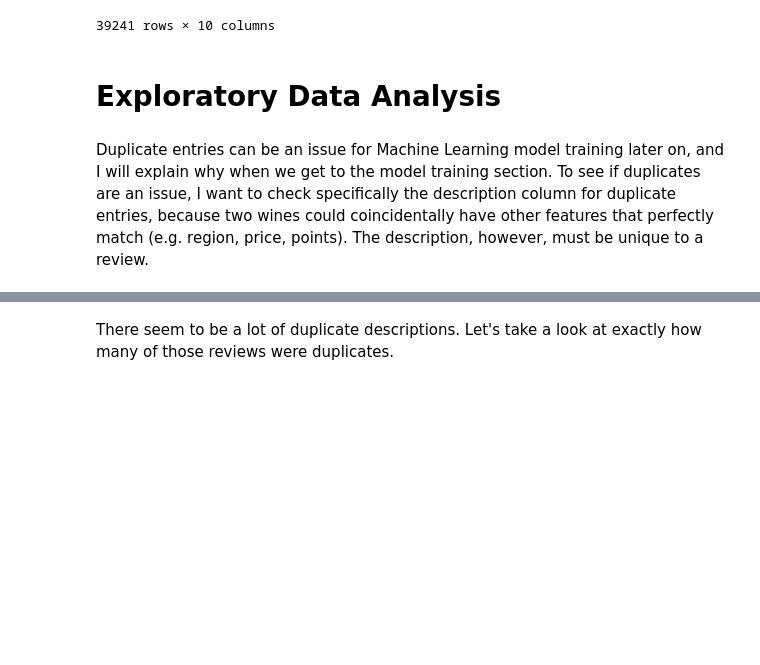
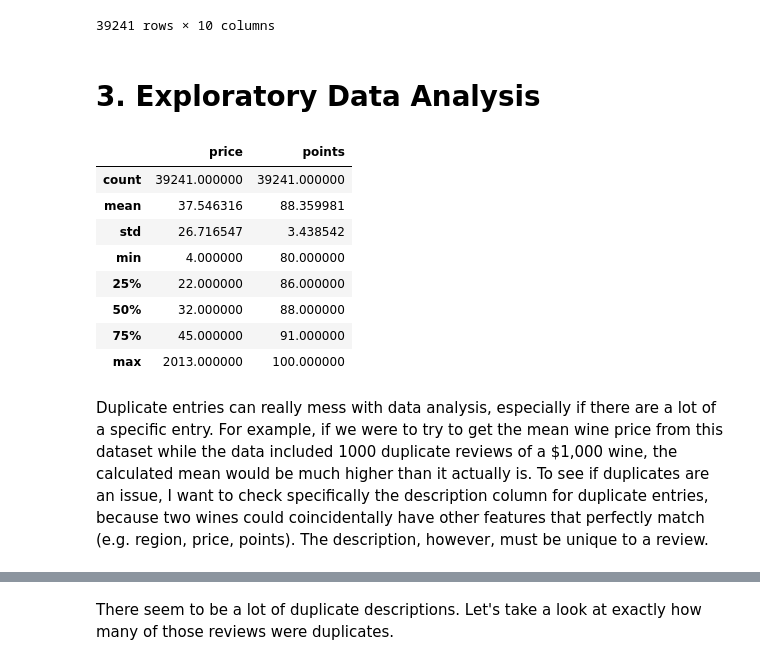
Before and after one commit to chrisyue1998/Data-Science-Projects, a Jupyter notebook: final_project/"Worth It" Wines.ipynb, the cells around one changed output, grey strips where cells are left out. Saved outputs shown, nothing was run; the diff lists cells and outputs as text; code cells hidden in the pictures; blank space fills up the shorter version.

```diff
--- a/final_project/"Worth It" Wines.ipynb
+++ b/final_project/"Worth It" Wines.ipynb
@@ -38,7 +50,19 @@ table
 | 150916 | US | Champagne Blend | An impressive wine that presents ... | California | Napa Valley | Napa | Schramsberg | J. Schram | 65.0 | 93 |
 39241 rows × 10 columns
 # %% [markdown]
-# Exploratory Data Analysis
+# 3. Exploratory Data Analysis
+# %%
+table.describe()
+# %% [output]
+|  | price | points |
+| count | 39241.000000 | 39241.000000 |
+| mean | 37.546316 | 88.359981 |
+| std | 26.716547 | 3.438542 |
+| min | 4.000000 | 80.000000 |
+| 25% | 22.000000 | 86.000000 |
+| 50% | 32.000000 | 88.000000 |
+| 75% | 45.000000 | 91.000000 |
+| max | 2013.000000 | 100.000000 |
 # %%
 def check_for_dups(df):
     seen = set()
@@ -53,7 +77,7 @@ def check_for_dups(df):
 
     return dups, num_dups
 # %% [markdown]
-Duplicate entries can be an issue for Machine Learning model training later on, and I will explain why when we get to the model training section.
+Duplicate entries can really mess with data analysis, especially if there are a lot of a specific entry. For example, if we were to try to get the mean wine price from this dataset while the data included 1000 duplicate reviews of a $1,000 wine, the calculated mean would be much higher than it actually is.
 To see if duplicates are an issue, I want to check specifically the description column for duplicate entries, because two wines could coincidentally have other features that perfectly match (e.g. region, price, points). The description, however, must be unique to a review.
 # %%
 dups, num_dups = check_for_dups(table)
```
Also changed, not shown: parts of 65 cells of this notebook.
